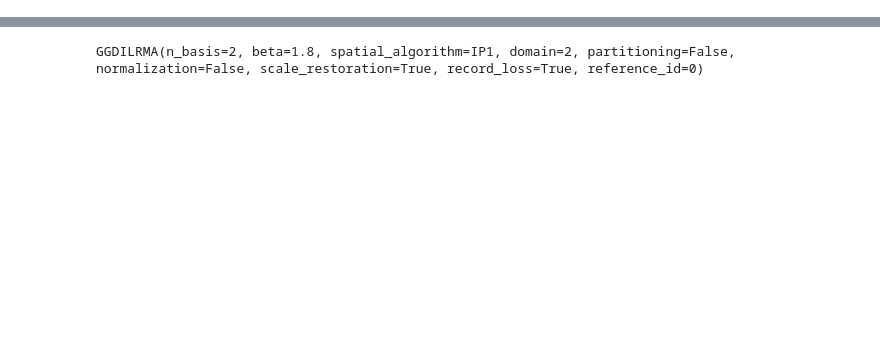
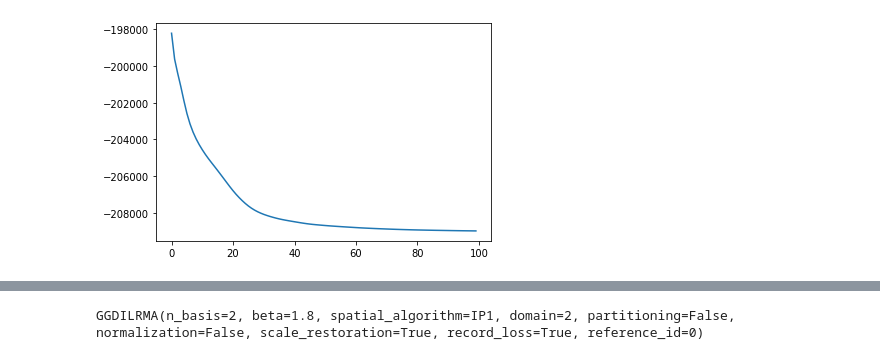
Before and after one commit to tky823/ssspy, a Jupyter notebook: notebooks/ISSUE/issue184.ipynb, the cells around one changed output, grey strips where cells are left out. Saved outputs shown, nothing was run; the diff lists cells and outputs as text; code cells hidden in the pictures; blank space fills up the shorter version.

```diff
--- a/notebooks/ISSUE/issue184.ipynb
+++ b/notebooks/ISSUE/issue184.ipynb
@@ -31,6 +35,26 @@ def max_flooring(x, eps=1e-15):
         print(total, x.shape)
 
     return np.maximum(x, eps)
+# %%
+class GaussILRMA(GaussILRMAbase):
+    def __init__(self, *args, **kwargs):
+        super().__init__(*args, **kwargs)
+
+        self.loss_diff_basis = []
+        self.loss_diff_activation = []
+
+    def update_source_model(self) -> None:
+        if self.partitioning:
+            self.update_latent()
+
+        loss1 = self.compute_loss()
+        self.update_basis()
+        loss2 = self.compute_loss()
+        self.update_activation()
+        loss3 = self.compute_loss()
+
+        self.loss_diff_basis.append(loss1 - loss2)
+        self.loss_diff_activation.append(loss2 - loss3)
 # %%
 class GGDILRMA(GGDILRMAbase):
     def __init__(self, *args, **kwargs):
@@ -53,0 +80,11 @@ class GGDILRMA(GGDILRMAbase):
+# %%
+ilrma = GaussILRMA(
+    n_basis=2,
+    spatial_algorithm="IP1",
+    domain=2,
+    partitioning=False,
+    flooring_fn=functools.partial(max_flooring, eps=1e-15), # use 1e-15
+    normalization="projection_back",
+    rng=np.random.default_rng(42),
+)
+print(ilrma)
@@ -53,0 +115,7 @@ class GGDILRMA(GGDILRMAbase):
+# %%
+plt.figure()
+plt.plot(ilrma.loss[1:])
+plt.show()
+plt.close()
+# %% [output]
+[figure, added]
```
Also changed, not shown: parts of 13 cells of this notebook.
